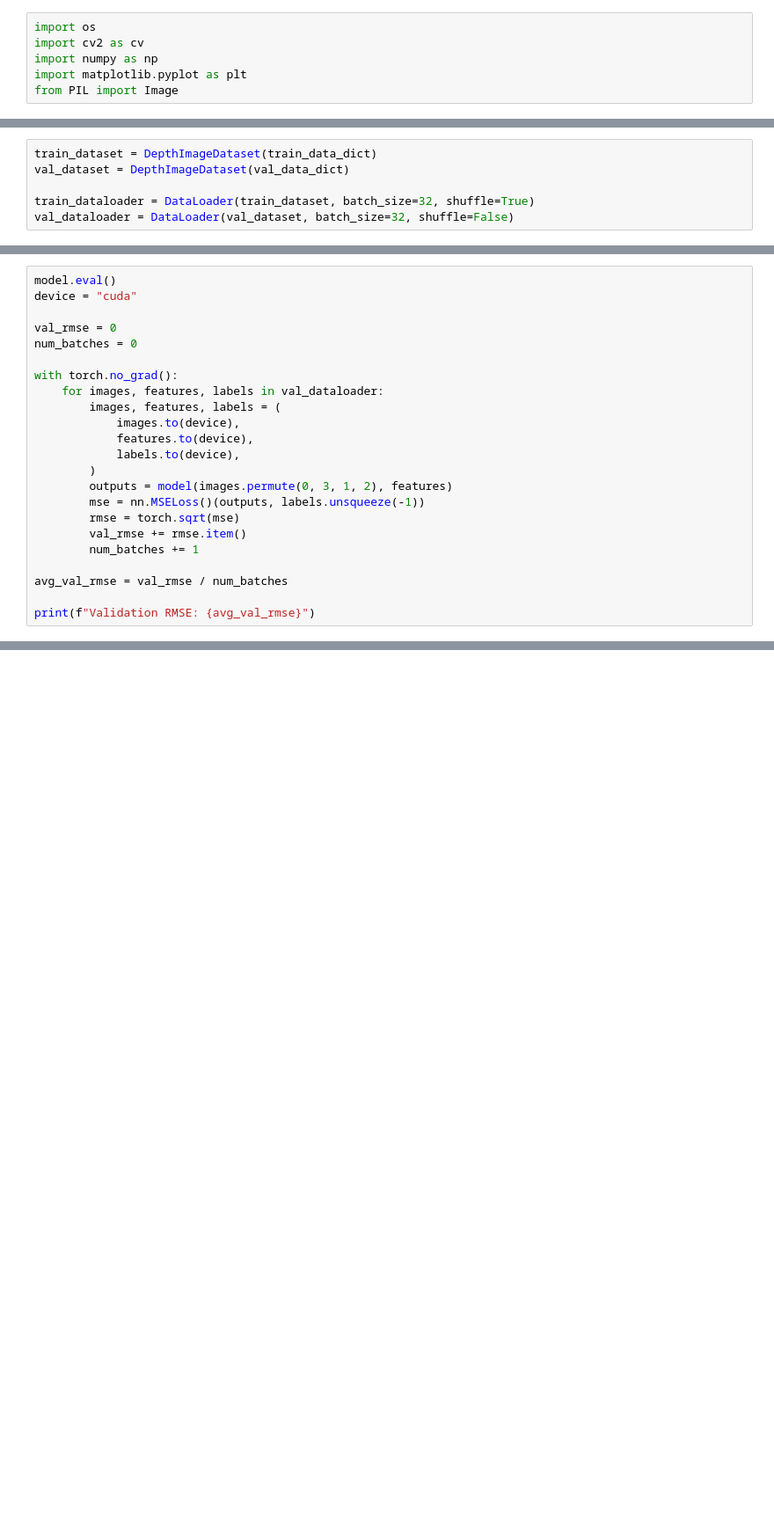
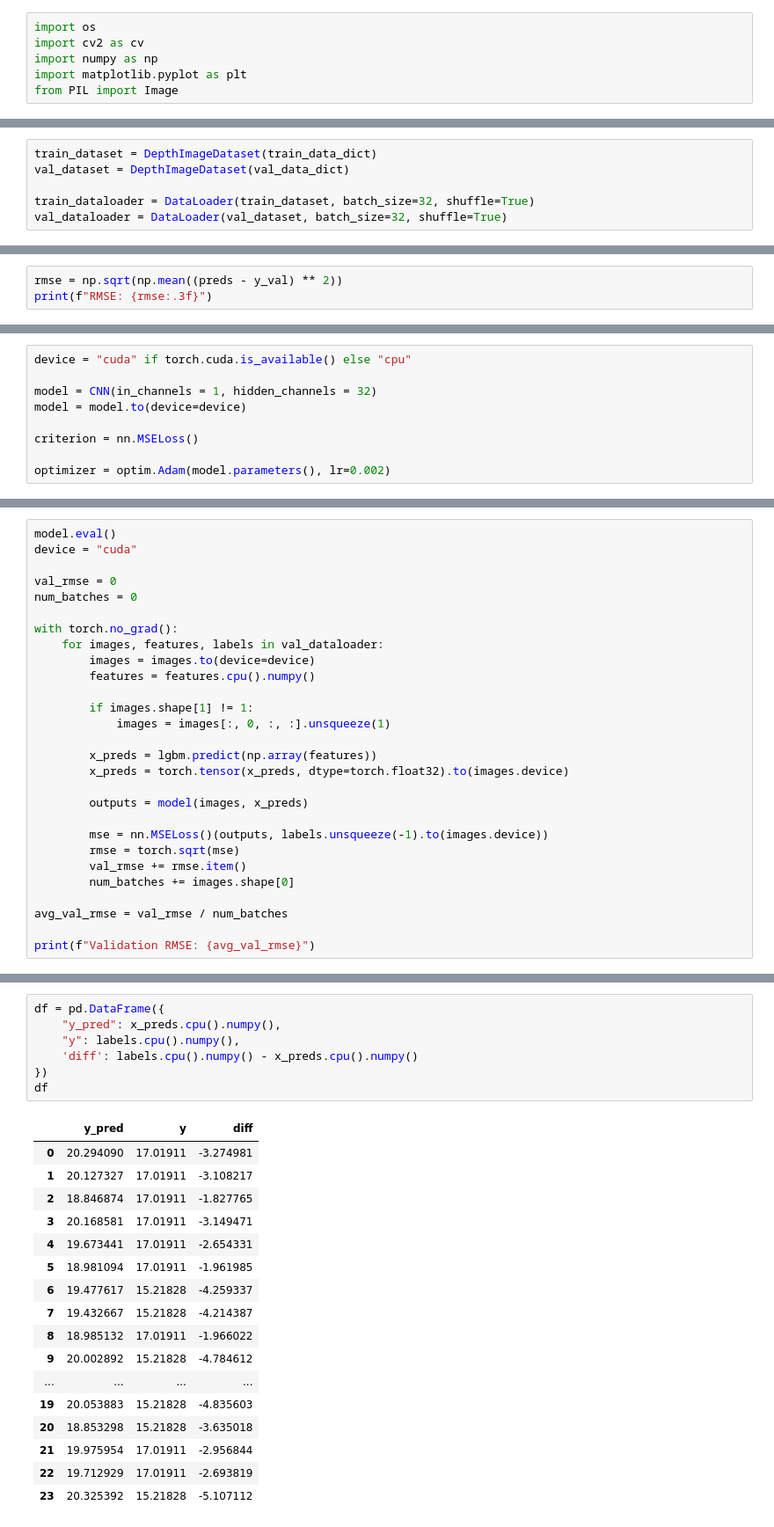
Before and after one commit to Khochawongwat/PigMaximas, a Jupyter notebook: cnn/main.ipynb, the cells around one changed output, grey strips where cells are left out. Shown: that part at 88% size. Saved outputs shown, nothing was run; the diff lists cells and outputs as text; blank space fills up the shorter version.

```diff
--- a/cnn/main.ipynb
+++ b/cnn/main.ipynb
@@ -154,4 +175,4 @@ train_dataset = DepthImageDataset(train_data_dict)
 val_dataset = DepthImageDataset(val_data_dict)
 
 train_dataloader = DataLoader(train_dataset, batch_size=32, shuffle=True)
-val_dataloader = DataLoader(val_dataset, batch_size=32, shuffle=False)
+val_dataloader = DataLoader(val_dataset, batch_size=32, shuffle=True)
@@ -157,0 +208,3 @@ val_dataloader = DataLoader(val_dataset, batch_size=32, shuffle=False)
+# %%
+rmse = np.sqrt(np.mean((preds - y_val) ** 2))
+print(f"RMSE: {rmse:.3f}")
@@ -194 +271,10 @@ class CNN(nn.Module):
         return x
+# %%
+device = "cuda" if torch.cuda.is_available() else "cpu"
+
+model = CNN(in_channels = 1, hidden_channels = 32)
+model = model.to(device=device)
+
+criterion = nn.MSELoss()
+
+optimizer = optim.Adam(model.parameters(), lr=0.002)
@@ -240,16 +389,21 @@ num_batches = 0
 
 with torch.no_grad():
     for images, features, labels in val_dataloader:
-        images, features, labels = (
-            images.to(device),
-            features.to(device),
-            labels.to(device),
-        )
-        outputs = model(images.permute(0, 3, 1, 2), features)
-        mse = nn.MSELoss()(outputs, labels.unsqueeze(-1))
+        images = images.to(device=device)
+        features = features.cpu().numpy()
+
+        if images.shape[1] != 1:
+            images = images[:, 0, :, :].unsqueeze(1)
+
+        x_preds = lgbm.predict(np.array(features))
+        x_preds = torch.tensor(x_preds, dtype=torch.float32).to(images.device)
+
+        outputs = model(images, x_preds)
+
+        mse = nn.MSELoss()(outputs, labels.unsqueeze(-1).to(images.device))
         rmse = torch.sqrt(mse)
         val_rmse += rmse.item()
-        num_batches += 1
+        num_batches += images.shape[0]
 
 avg_val_rmse = val_rmse / num_batches
 
@@ -256,0 +419,25 @@ print(f"Validation RMSE: {avg_val_rmse}")
+# %%
+df = pd.DataFrame({
+    "y_pred": x_preds.cpu().numpy(),
+    "y": labels.cpu().numpy(),
+    'diff': labels.cpu().numpy() - x_preds.cpu().numpy()
+})
+df
+# %% [output]
+|  | y_pred | y | diff |
+| 0 | 20.294090 | 17.01911 | -3.274981 |
+| 1 | 20.127327 | 17.01911 | -3.108217 |
+| 2 | 18.846874 | 17.01911 | -1.827765 |
+| 3 | 20.168581 | 17.01911 | -3.149471 |
+| 4 | 19.673441 | 17.01911 | -2.654331 |
+| 5 | 18.981094 | 17.01911 | -1.961985 |
+| 6 | 19.477617 | 15.21828 | -4.259337 |
+| 7 | 19.432667 | 15.21828 | -4.214387 |
+| 8 | 18.985132 | 17.01911 | -1.966022 |
+| 9 | 20.002892 | 15.21828 | -4.784612 |
+| ... | ... | ... | ... |
+| 19 | 20.053883 | 15.21828 | -4.835603 |
+| 20 | 18.853298 | 15.21828 | -3.635018 |
+| 21 | 19.975954 | 17.01911 | -2.956844 |
+| 22 | 19.712929 | 17.01911 | -2.693819 |
+| 23 | 20.325392 | 15.21828 | -5.107112 |
```
Also changed, not shown: parts of 17 cells of this notebook, 3 other files.
